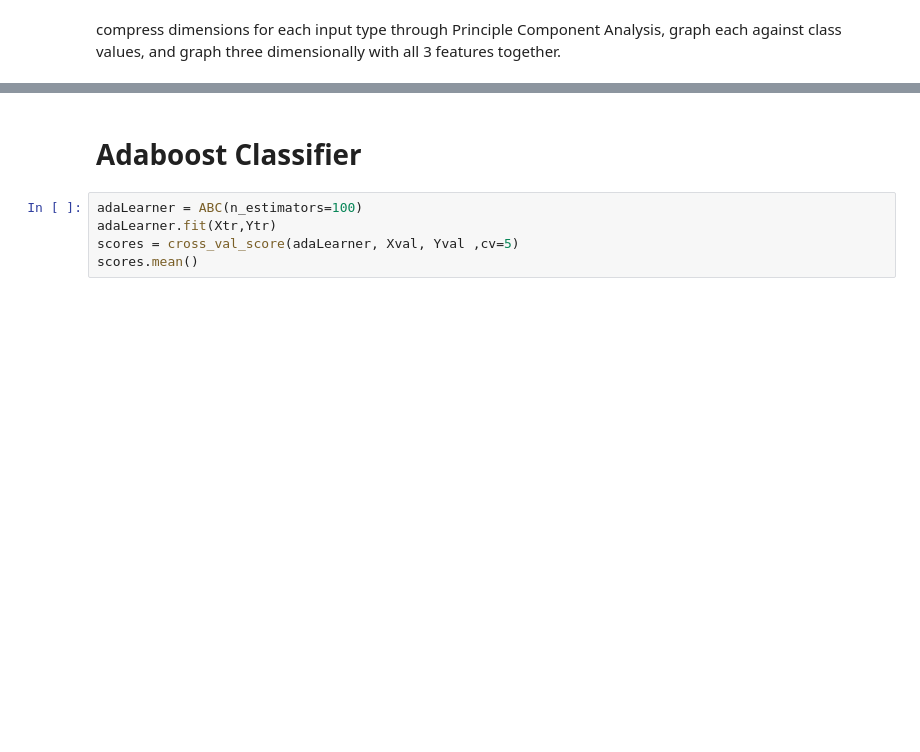
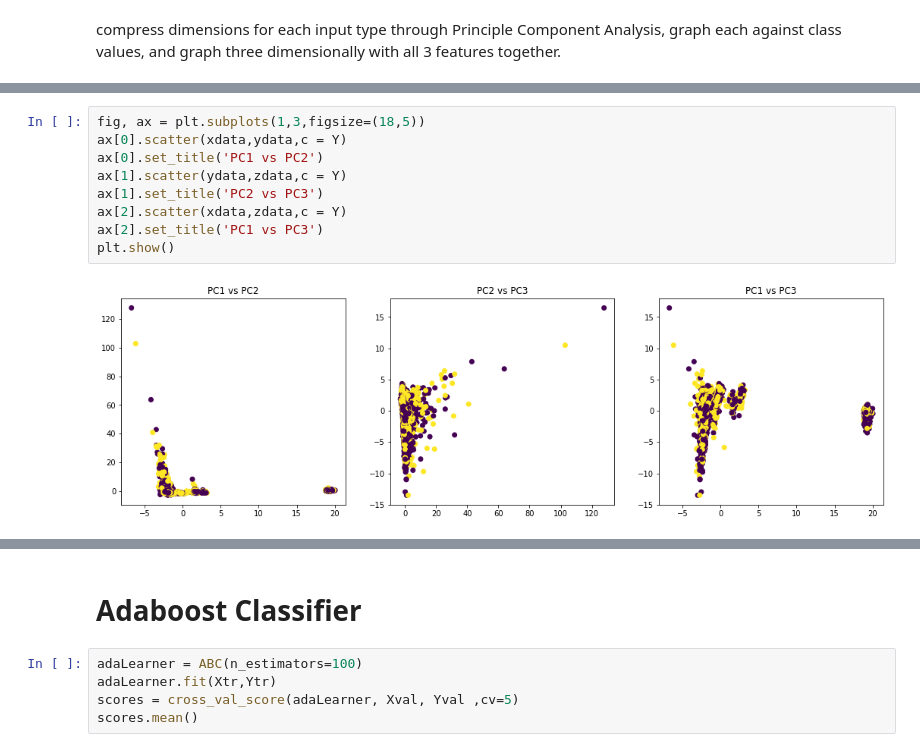
Before and after one commit to MartinMurata/CustomerAnalytics, a Jupyter notebook: CustomerAnalytics.ipynb, the cells around one changed output, grey strips where cells are left out. Drawn from its saved outputs; the diff is of its cells as text; blank space fills up the shorter version.

```diff
--- a/CustomerAnalytics.ipynb
+++ b/CustomerAnalytics.ipynb
@@ -55,0 +77,11 @@ def kaggle_submit(name,yhat):
+# %%
+fig, ax = plt.subplots(1,3,figsize=(18,5))
+ax[0].scatter(xdata,ydata,c = Y)
+ax[0].set_title('PC1 vs PC2')
+ax[1].scatter(ydata,zdata,c = Y)
+ax[1].set_title('PC2 vs PC3')
+ax[2].scatter(xdata,zdata,c = Y)
+ax[2].set_title('PC1 vs PC3')
+plt.show()
+# %% [output]
+[figure, added]
```
Also changed, not shown: parts of 21 cells of this notebook, 1 other file.
